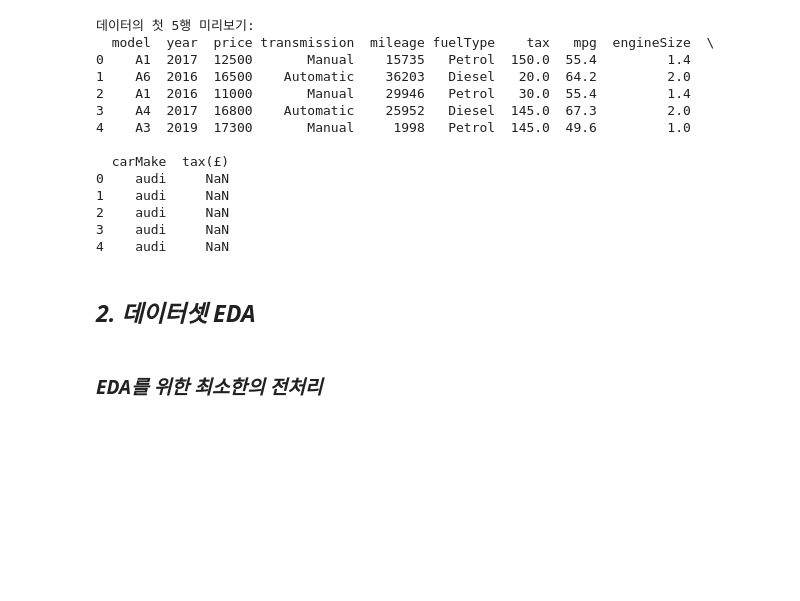
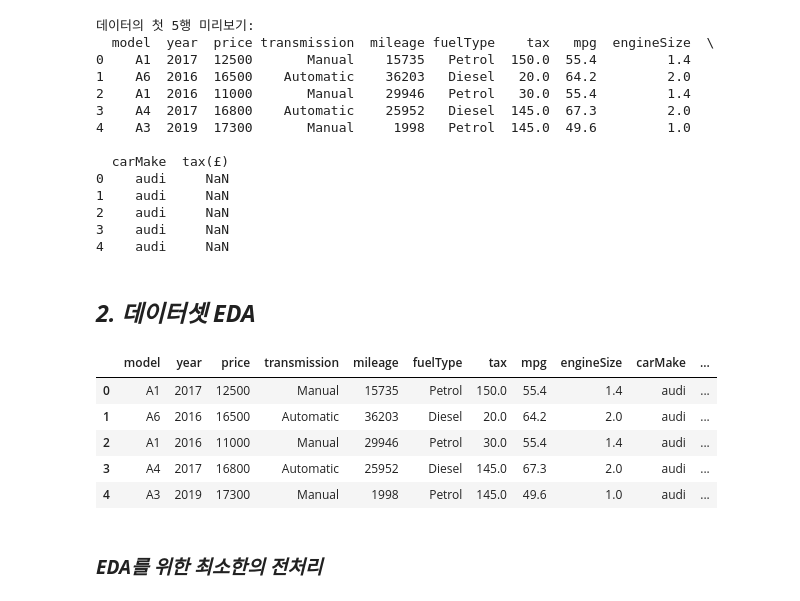
Before and after one commit to parkgunha/Chagawa_project, a Jupyter notebook: 건하_통합코드.ipynb, the cells around one changed output. Saved outputs shown, nothing was run; the diff lists cells and outputs as text; code cells hidden in the pictures; blank space fills up the shorter version.

```diff
--- a/건하_통합코드.ipynb
+++ b/건하_통합코드.ipynb
@@ -97,6 +97,19 @@ print(full_data.head())
 # full_data.to_csv('full_data.csv', index=False) # 파일 실행마다 파일 생성을 방지하기 위해 주석 처리
 # %% [markdown]
 ## ***2. 데이터셋 EDA***
+# %%
+# 데이터 컬럼 의미 확인
+# model: 모델 구분 / year: 출시 년도 / price: 가격(Pound) / transmission: 변속기 유형(요즘 대부분 오토)
+# mileage: 주행 거리 (mile) / fuelType: 연료 유형(Petrol: 휘발유, Disel: 경유) / tax: 연간 도로세 (Pound)
+# / mpg(miles per gallon): 1갤런 당 주행거리(mile) 즉 연비 / engineSize: 엔진 크기(단위:리터)
+full_data.head()
+# %% [output]
+|  | model | year | price | transmission | mileage | fuelType | tax | mpg | engineSize | carMake | ... |
+| 0 | A1 | 2017 | 12500 | Manual | 15735 | Petrol | 150.0 | 55.4 | 1.4 | audi | ... |
+| 1 | A6 | 2016 | 16500 | Automatic | 36203 | Diesel | 20.0 | 64.2 | 2.0 | audi | ... |
+| 2 | A1 | 2016 | 11000 | Manual | 29946 | Petrol | 30.0 | 55.4 | 1.4 | audi | ... |
+| 3 | A4 | 2017 | 16800 | Automatic | 25952 | Diesel | 145.0 | 67.3 | 2.0 | audi | ... |
+| 4 | A3 | 2019 | 17300 | Manual | 1998 | Petrol | 145.0 | 49.6 | 1.0 | audi | ... |
 # %% [markdown]
 ### ***EDA를 위한 최소한의 전처리***
 # %%
```
Also changed, not shown: parts of 6 cells of this notebook.
